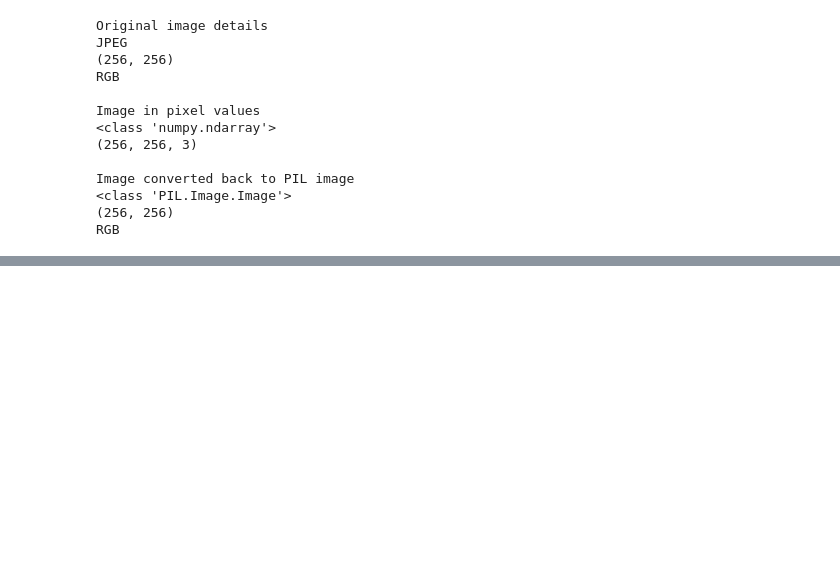
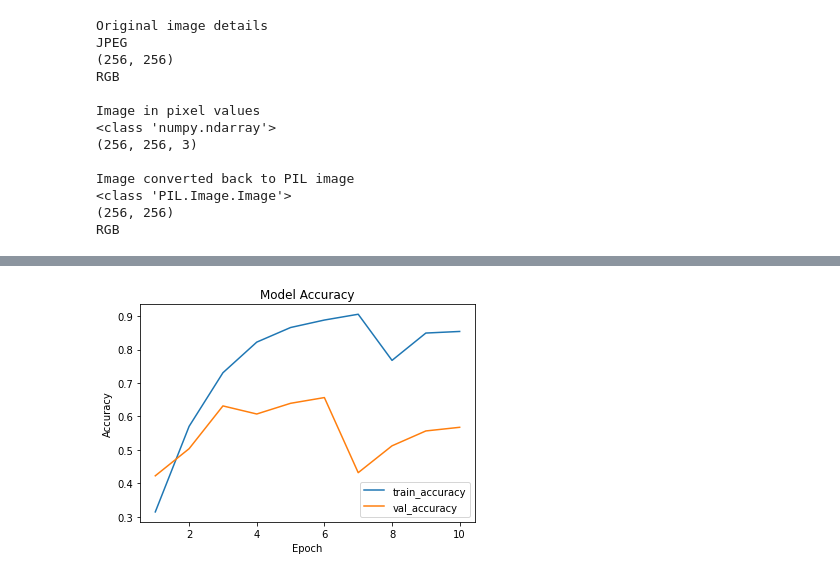
Before and after one commit to ivychung/plant-ML, a Jupyter notebook: Tomato1.ipynb, the cells around one changed output, grey strips where cells are left out. Cells and saved outputs as stored; diff of their text form; code cells hidden in the pictures; blank space fills up the shorter version.

```diff
--- a/Tomato1.ipynb
+++ b/Tomato1.ipynb
@@ -241,0 +292,10 @@ _________________________________________________________________
+# %%
+plt.plot(np.linspace(1, 10, 10), history.history['accuracy'], label='train_accuracy')
+plt.plot(np.linspace(1, 10, 10), history.history['val_accuracy'], label='val_accuracy')
+plt.title('Model Accuracy')
+plt.xlabel('Epoch')
+plt.ylabel('Accuracy')
+plt.legend()
+plt.show()
+# %% [output]
+[figure, added]
```
Also changed, not shown: parts of 19 cells of this notebook.
